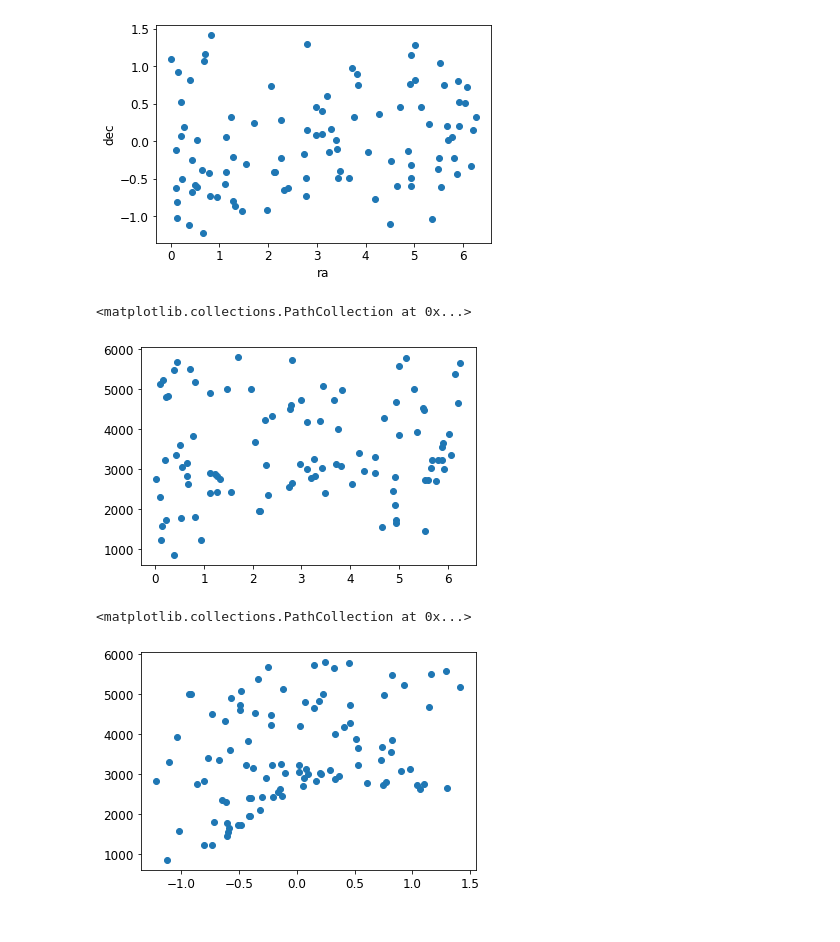
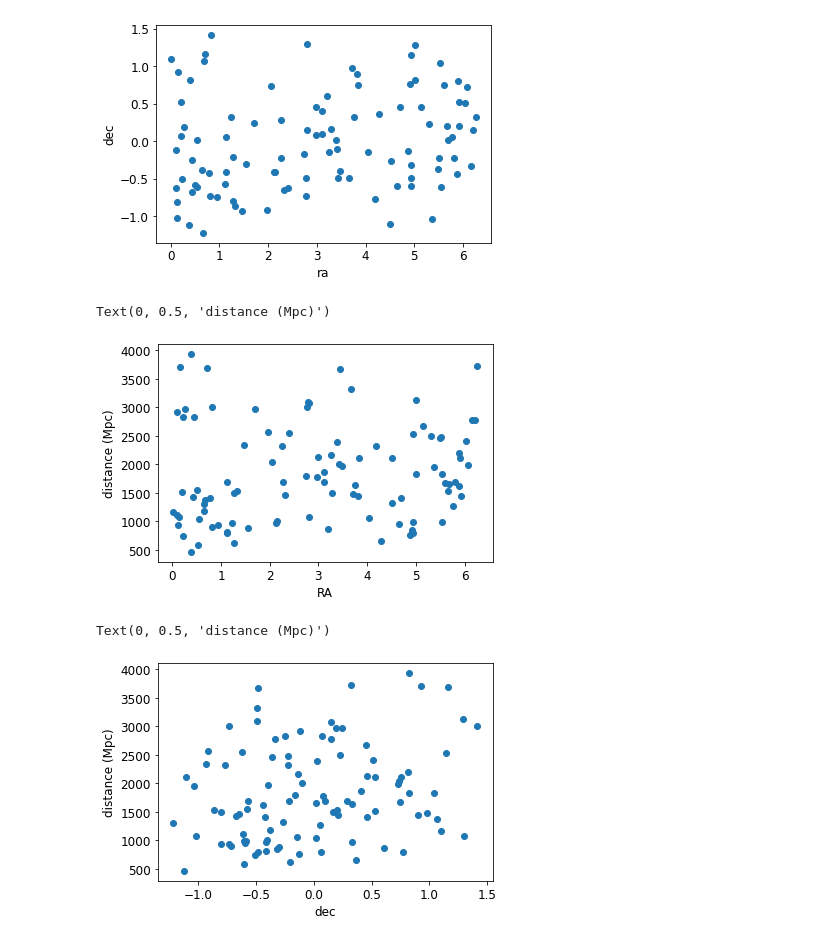
Before and after one commit to danielahyano/ligo-summer-2022, a Jupyter notebook: sim_sky_inc.ipynb, the cells around one changed output. Drawn from its saved outputs; the diff is of its cells as text; code cells hidden in the pictures.

```diff
--- a/sim_sky_inc.ipynb
+++ b/sim_sky_inc.ipynb
@@ -108,7 +108,7 @@ for i in range(n):
     param_args['luminosity_distance']=1
     while True:
         param_args['theta_jn']=theta_jn_lst[i]
-        snr=calculate_snr(param_args, ifos_det, ra_lst[i], dec=dec_lst[i])
+        snr=calculate_snr(param_args, ifos_det, ra=ra_lst[i], dec=dec_lst[i])
 
         if snr < 8:
             max_distance.append(param_args['luminosity_distance'])
@@ -130,7 +130,7 @@ for i in range(n):
     param_args['luminosity_distance']=1
     while True:
         param_args['theta_jn']=theta_jn_lst[i]
-        snr=calculate_snr(param_args, ifos_det, ra_lst[i], dec=dec_lst[i])
+        snr=calculate_snr(param_args, ifos_det, ra=ra_lst[i], dec=dec_lst[i])
         if snr < 8:
             max_distance_opt.append(param_args['luminosity_distance'])
             break
@@ -168,10 +167,12 @@ pylab.scatter(ra_lst, max_distance_opt)
 pylab.xlabel("RA")
 pylab.ylabel("distance (Mpc)")
 # %% [output]
-<matplotlib.collections.PathCollection at 0x...>
+Text(0, 0.5, 'distance (Mpc)')
-[figure, old version]
+[figure, new version]
 # %%
 pylab.scatter(dec_lst, max_distance_opt)
+pylab.xlabel("dec")
+pylab.ylabel("distance (Mpc)")
 # %% [output]
-<matplotlib.collections.PathCollection at 0x...>
+Text(0, 0.5, 'distance (Mpc)')
-[figure, old version]
+[figure, new version]
```
Also changed, not shown: parts of 3 cells of this notebook.
